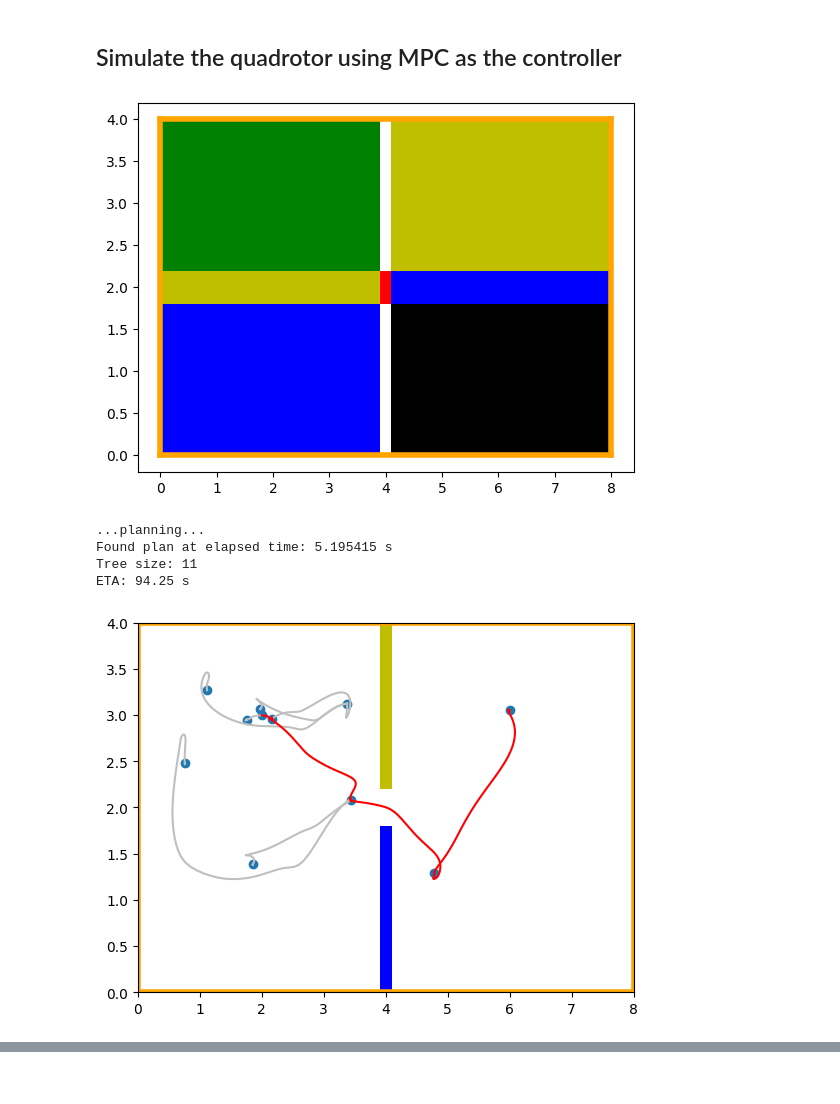
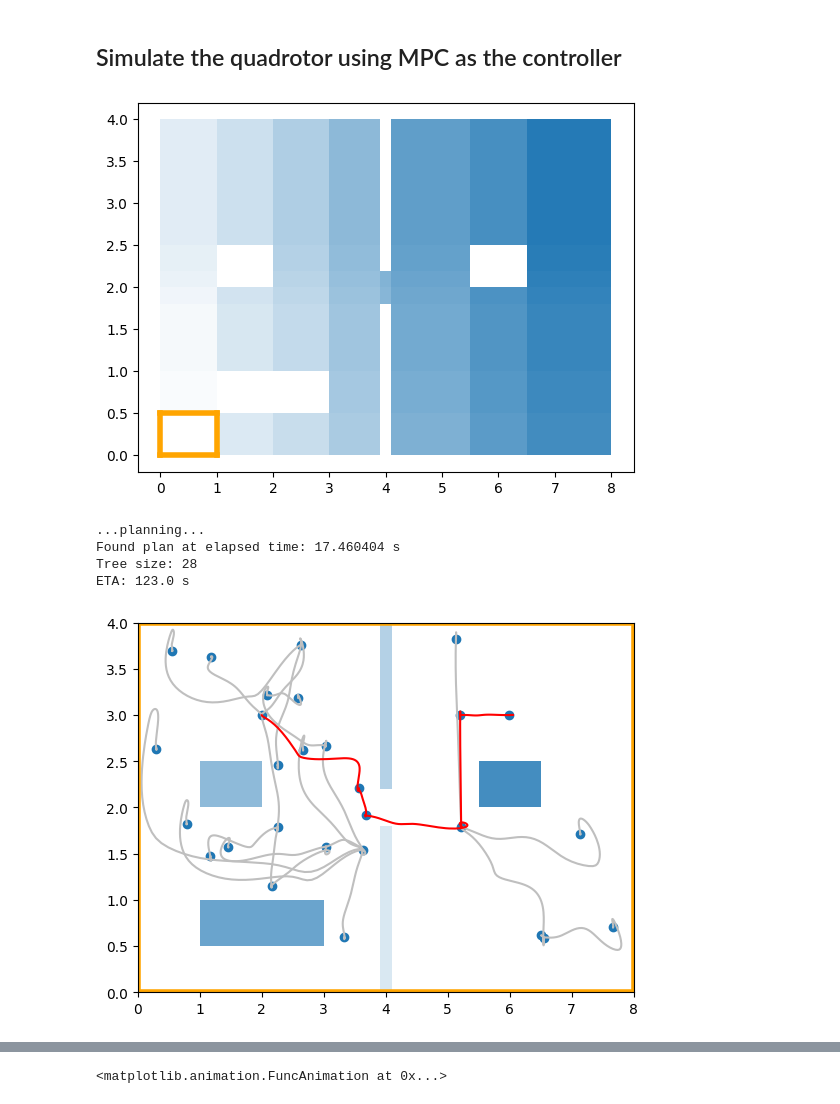
Before and after one commit to clee009/MEAM517-Final-Project, a Jupyter notebook: final_project.ipynb, the cells around one changed output, grey strips where cells are left out. Cells and saved outputs as stored; diff of their text form; code cells hidden in the pictures.

```diff
--- a/final_project.ipynb
+++ b/final_project.ipynb
@@ -10,40 +10,40 @@ Creates the Quadrotor object and loads in the animation code.
 from path_planner_lqrrt import PathPlannerLQRRT
 import importlib
 
 # Need to reload the module to use the latest code
 import quadrotor_with_pendulum
 importlib.reload(quadrotor_with_pendulum)
 from quadrotor_with_pendulum import QuadrotorPendulum
 from animation import Animation
 from obstacles import Obstacles
 
 import matplotlib.pyplot as plt
 import numpy as np
 
 # Weights of LQR cost
 R = np.eye(2)
 Q = np.diag([10, 10, 1, 1, 1, 1, 1, 1])
 Qf = Q
 
 # Construct our quadrotor controller
 quadrotor = QuadrotorPendulum(Q, R, Qf, input_max=30)
-obstacles = Obstacles("./configs/world.yaml")
+obstacles = Obstacles("./configs/world_complex.yaml")
 obstacles.plot(plt.gca(), plot_segs=True)
 plt.show()
 
 rrt = PathPlannerLQRRT("./configs/lqrrt.yaml", obstacles, quadrotor)
 x0 = np.array([2, 3, 0, 0, 0, 0, 0, 0])
 xf = np.array([6, 3, 0, 0, 0, 0, 0, 0])
 
 planner = rrt.get_planner(x0, xf)
 rrt.plot_result(planner)
 # %% [output]
-[figure, old version]
+[figure, new version]
 ...planning...
-Found plan at elapsed time: 5.195415 s
-Tree size: 11
-ETA: 94.25 s
+Found plan at elapsed time: 17.460404 s
+Tree size: 28
+ETA: 123.0 s
-[figure, old version]
+[figure, new version]
 # %% [markdown]
 <a style='text-decoration:none;line-height:16px;display:flex;color:#5B5B62;padding:10px;justify-content:end;' href='https://deepnote.com?utm_source=created-in-deepnote-cell&projectId=bc24b42c-2384-48c3-b1e2-6f6c0205f5f5' target="_blank">
 <img alt='Created in deepnote.com' style='display:inline;max-height:16px;margin:0px;margin-right:7.5px;' src='embedded-picture-1' > </img>
@@ -53,3 +53,5 @@ t, x, u = rrt.interpolate_trajectory(planner)
 anime = Animation(obstacles, quadrotor)
 anime.set_trajectory(x)
 anime.animate()
+# %% [output]
+<matplotlib.animation.FuncAnimation at 0x...>
```
Also changed, not shown: 5 other files.
